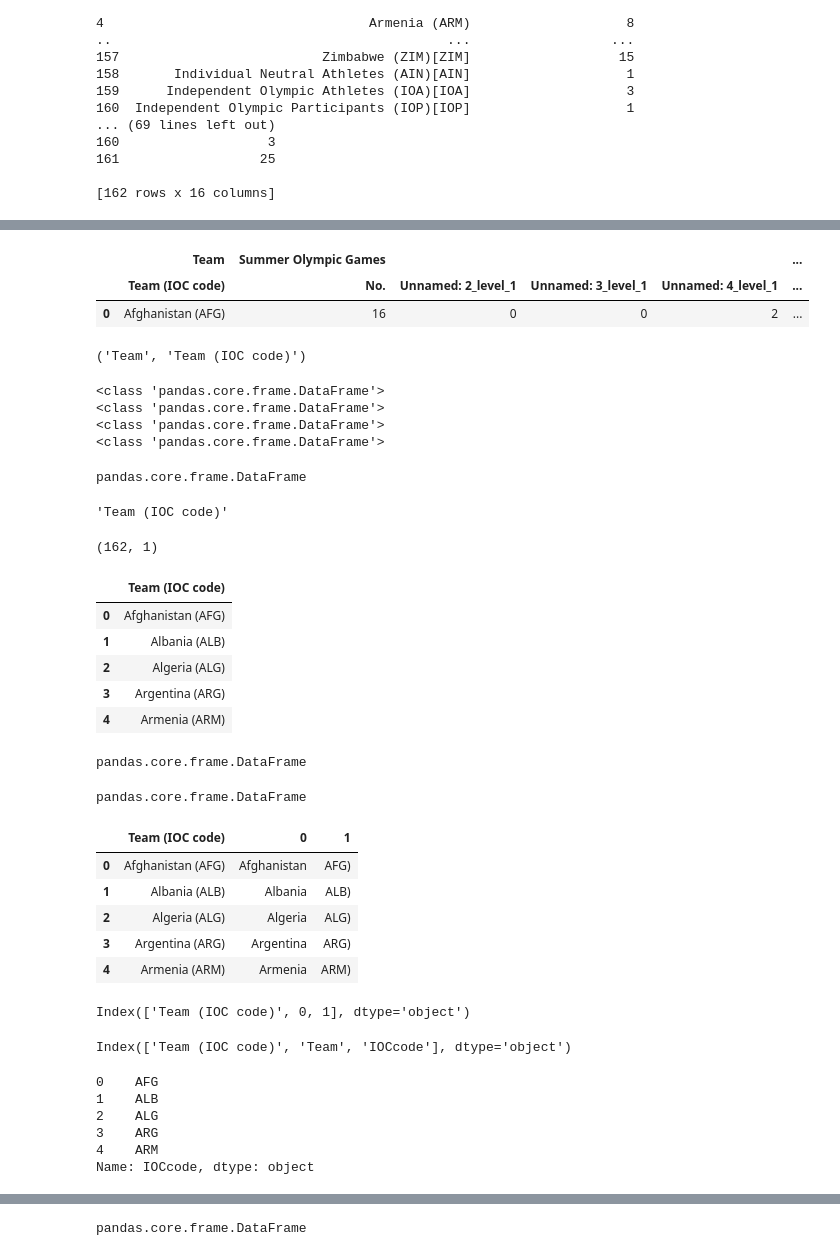
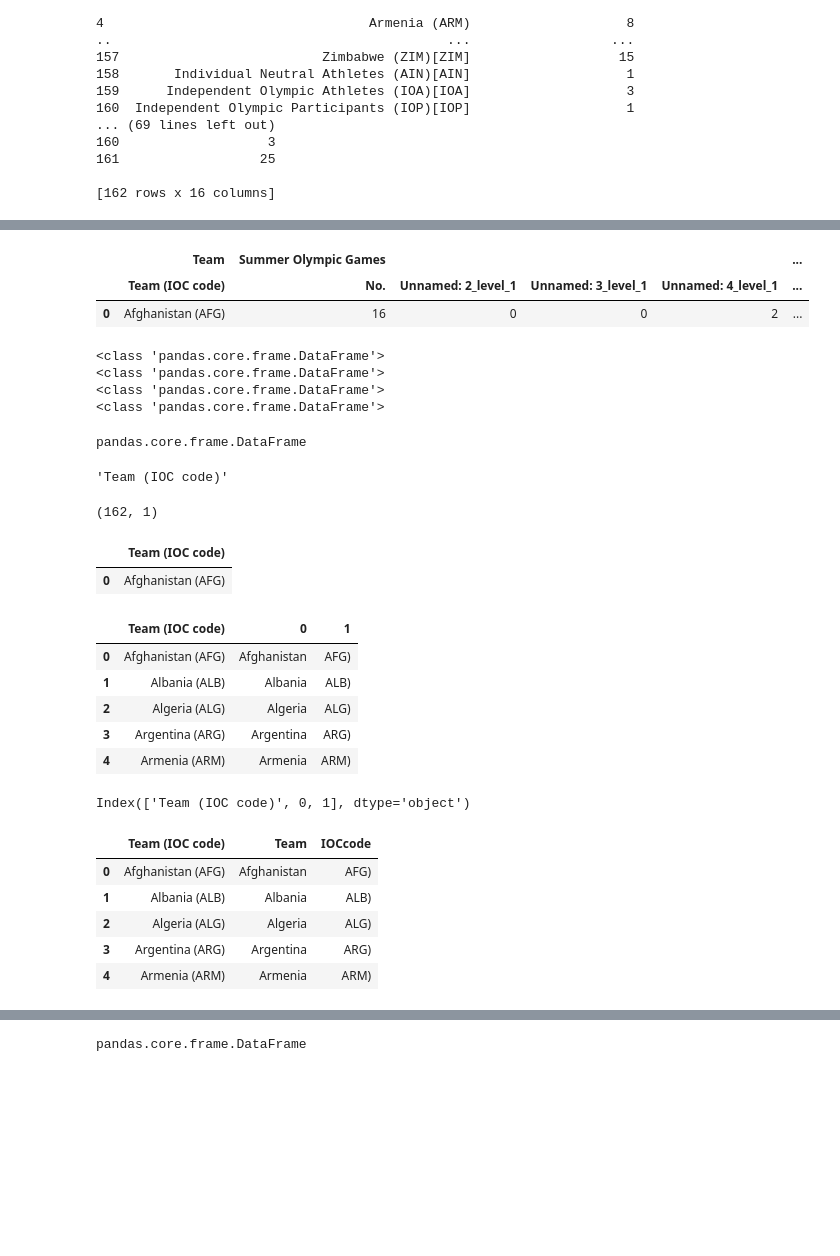
Before and after one commit to e-harrell/olympic, a Jupyter notebook: notebook.ipynb, the cells around one changed output, grey strips where cells are left out. Cells and saved outputs as stored; diff of their text form; code cells hidden in the pictures; blank space fills up the shorter version.

Commit message:
cleaned up code

```diff
--- a/notebook.ipynb
+++ b/notebook.ipynb
@@ -123,7 +139,7 @@ MultiIndex([(                'Team',     'Team (IOC code)'),
 # %%
 #examining columns
+#first row of dataframe
 df.head(1)
-df.columns[0]
 #getting type of upper level columns
 print(type(df['Team']))
 print(type(df['Summer Olympic Games']))
@@ -133,58 +149,55 @@ print(type(df['Combined total']))
 |  | Team | Summer Olympic Games |  |  |  | ... |
 |  | Team (IOC code) | No. | Unnamed: 2_level_1 | Unnamed: 3_level_1 | Unnamed: 4_level_1 | ... |
 | 0 | Afghanistan (AFG) | 16 | 0 | 0 | 2 | ... |
-('Team', 'Team (IOC code)')
+<class 'pandas.core.frame.DataFrame'>
+<class 'pandas.core.frame.DataFrame'>
+<class 'pandas.core.frame.DataFrame'>
+<class 'pandas.core.frame.DataFrame'>
-<class 'pandas.core.frame.DataFrame'>
-<class 'pandas.core.frame.DataFrame'>
-<class 'pandas.core.frame.DataFrame'>
-<class 'pandas.core.frame.DataFrame'>
 # %%
 #creating new dataframe from nested dataframes in df
 #working with Teams data frame
 df1 = df['Team']
+#get type of df1
 type(df1)
+#get name of first column of df1
 df1.columns[0]
+# get number of rows and columns
 df1.shape
+#get first row of df1
+df1.head(1)
+#creating variable with Team name only by splitting Team (IOC code) variable
+v1 = df1['Team (IOC code)'].str.split("(", expand=True)[0].to_frame()
+#creating separate IOC code variable only by splitting Team (IOC code) variable
+v2 = df1['Team (IOC code)'].str.split("(", expand=True)[1].to_frame()
+#adding Team and IOC code variables to df1
+df1 = pd.concat([df1,v1, v2], axis=1)
+#look at first 5 rows of df1
 df1.head()
-#creating separate Team variable
-v1=df1['Team (IOC code)'].str.split("(", expand=True)[0].to_frame()
-type(v1)
-#creating separate IOC code variable
-v2=df1['Team (IOC code)'].str.split("(", expand=True)[1].to_frame()
-type(v2)
-#adding Team and IOC code variables to df1
-df1=pd.concat([df1,v1, v2], axis=1)
-df1.head()
-#add column names to columns
-df1.columns
-df1.rename(columns={0 : 'Team', 1 : 'IOCcode'}, inplace = True)
-df1.columns
-#drop ) from IOC code column
-df1['IOCcode'] = df1['IOCcode'].str.replace(')', '')
-df1['IOCcode'].head()
 # %% [output]
 pandas.core.frame.DataFrame
 'Team (IOC code)'
 (162, 1)
 |  | Team (IOC code) |
 | 0 | Afghanistan (AFG) |
-| 1 | Albania (ALB) |
-| 2 | Algeria (ALG) |
-| 3 | Argentina (ARG) |
-| 4 | Armenia (ARM) |
-pandas.core.frame.DataFrame
-pandas.core.frame.DataFrame
 |  | Team (IOC code) | 0 | 1 |
 | 0 | Afghanistan (AFG) | Afghanistan | AFG) |
 | 1 | Albania (ALB) | Albania | ALB) |
 | 2 | Algeria (ALG) | Algeria | ALG) |
 | 3 | Argentina (ARG) | Argentina | ARG) |
 | 4 | Armenia (ARM) | Armenia | ARM) |
-Index(['Team (IOC code)', 0, 1], dtype='object')
-Index(['Team (IOC code)', 'Team', 'IOCcode'], dtype='object')
-0    AFG
-1    ALB
-2    ALG
-3    ARG
-4    ARM
-Name: IOCcode, dtype: object
+# %%
+#clean up new columns
+#get column names of df1
+df1.columns
+#rename 0 and 1 columns in df1
+df1.rename(columns={0 : 'Team', 1 : 'IOCcode'}, inplace = True)
+#check head of df1
+df1.head()
+# %% [output]
+Index(['Team (IOC code)', 0, 1], dtype='object')
+|  | Team (IOC code) | Team | IOCcode |
+| 0 | Afghanistan (AFG) | Afghanistan | AFG) |
+| 1 | Albania (ALB) | Albania | ALB) |
+| 2 | Algeria (ALG) | Algeria | ALG) |
+| 3 | Argentina (ARG) | Argentina | ARG) |
+| 4 | Armenia (ARM) | Armenia | ARM) |
```
Also changed, not shown: parts of 11 cells of this notebook.
